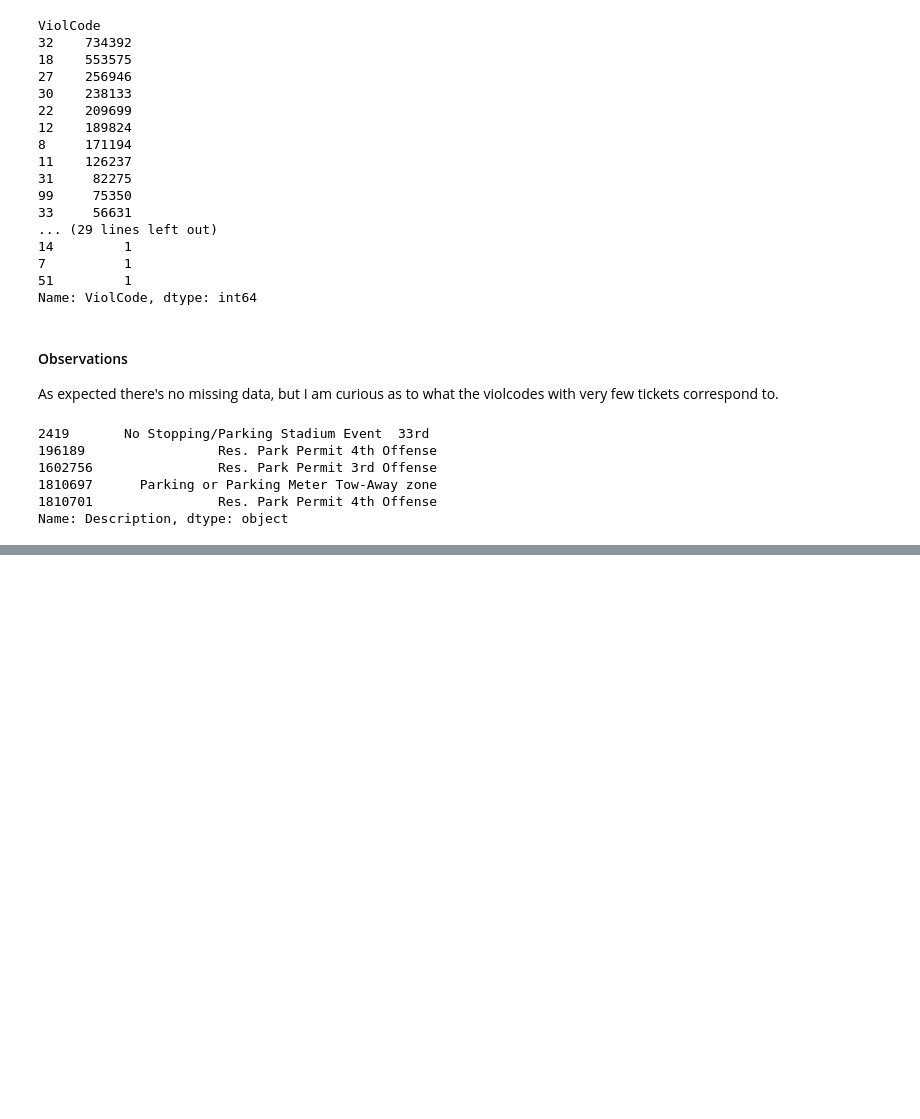
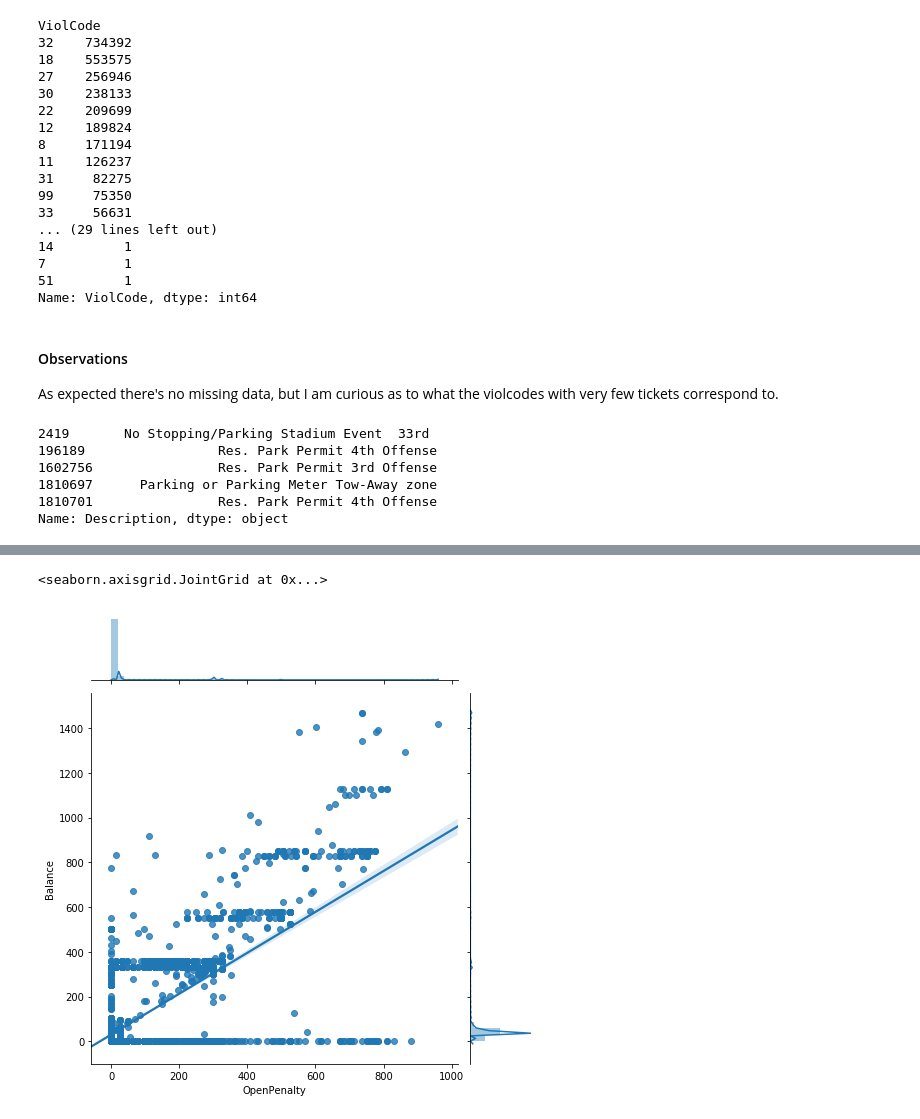
Before and after one commit to RobRoseKnows/umbc-cs-projects, a Jupyter notebook: umbc-cs491-data-science/hw/hw1/hw1.ipynb, the cells around one changed output, grey strips where cells are left out. Saved outputs shown, nothing was run; the diff lists cells and outputs as text; code cells hidden in the pictures; blank space fills up the shorter version.

```diff
--- a/umbc-cs491-data-science/hw/hw1/hw1.ipynb
+++ b/umbc-cs491-data-science/hw/hw1/hw1.ipynb
@@ -162,0 +267,2 @@ Alright, it looks like they correspond to a few different tickets that have happ
+# %%
+df.drop(df[df['OpenPenalty'] > 2000].index, inplace=True)
@@ -162,0 +327,5 @@ Alright, it looks like they correspond to a few different tickets that have happ
+# %%
+sns.jointplot("OpenPenalty", "Balance", data=df[:50000], kind="reg", height=7)
+# %% [output]
+<seaborn.axisgrid.JointGrid at 0x...>
+[figure, added]
```
Also changed, not shown: parts of 24 cells of this notebook.
